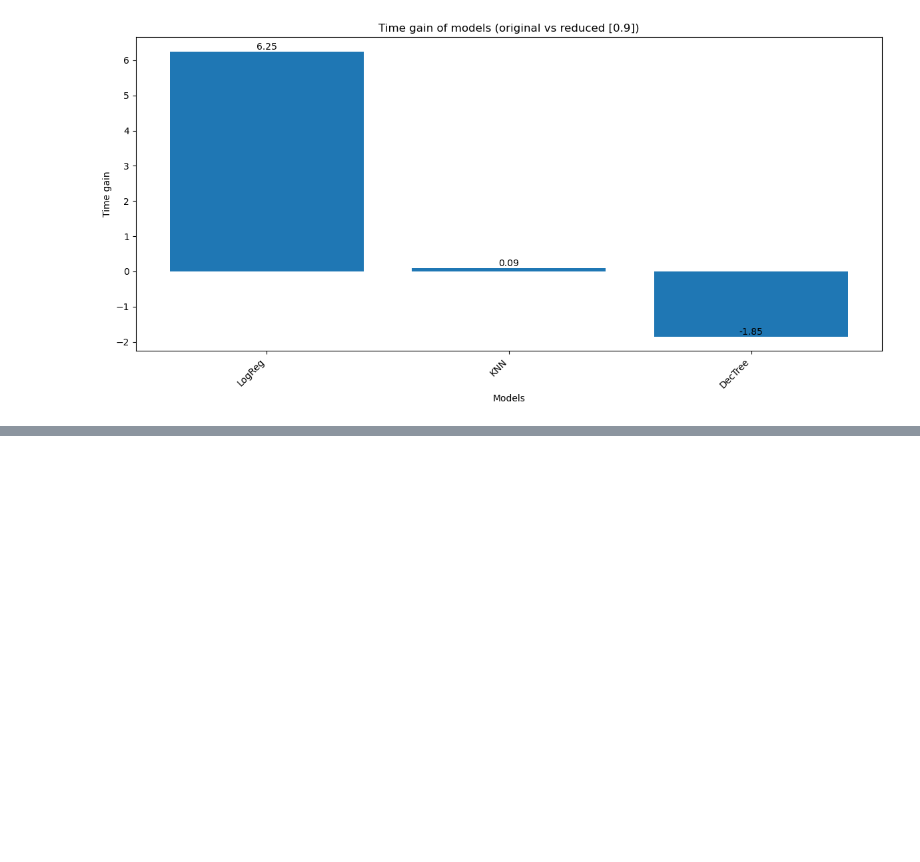
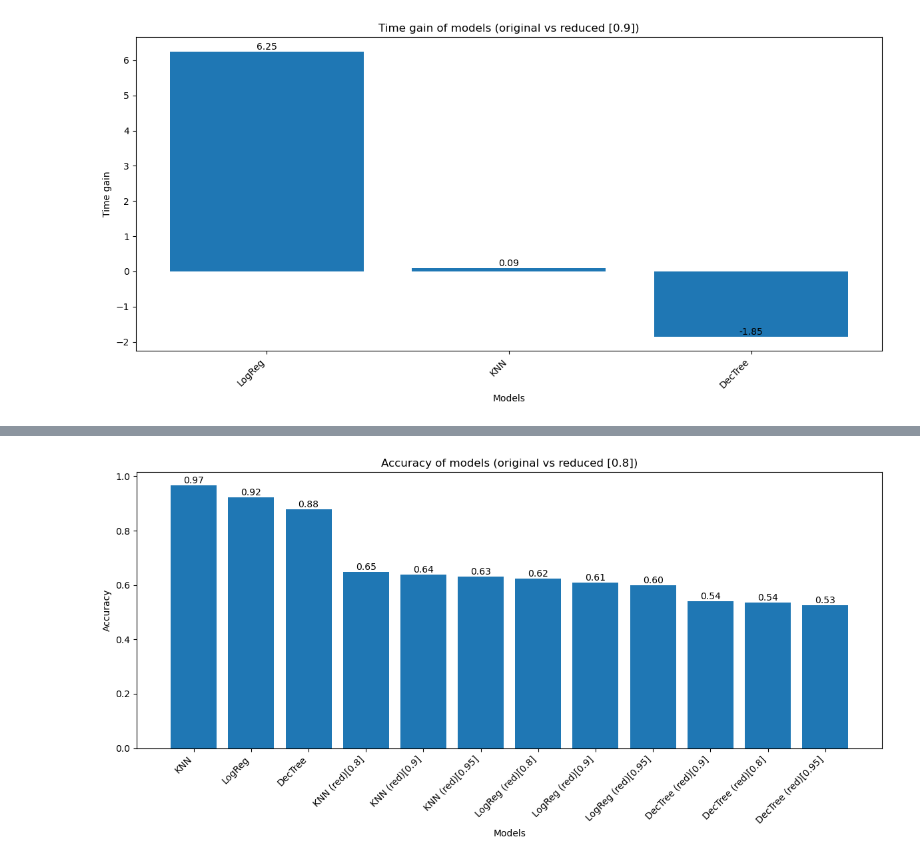
Before and after one commit to s27369/PRO1D_s27369, a Jupyter notebook: Lab67/Lab67_MNIST_DimRed.ipynb, the cells around one changed output, grey strips where cells are left out. Cells and saved outputs as stored; diff of their text form; code cells hidden in the pictures; blank space fills up the shorter version.

```diff
--- a/Lab67/Lab67_MNIST_DimRed.ipynb
+++ b/Lab67/Lab67_MNIST_DimRed.ipynb
@@ -332,0 +421,4 @@ iterate_pca(150, 300, 1,)
+# %%
+plot_results("Accuracy")
+# %% [output]
+[figure, added]
```
Also changed, not shown: parts of 26 cells of this notebook.
